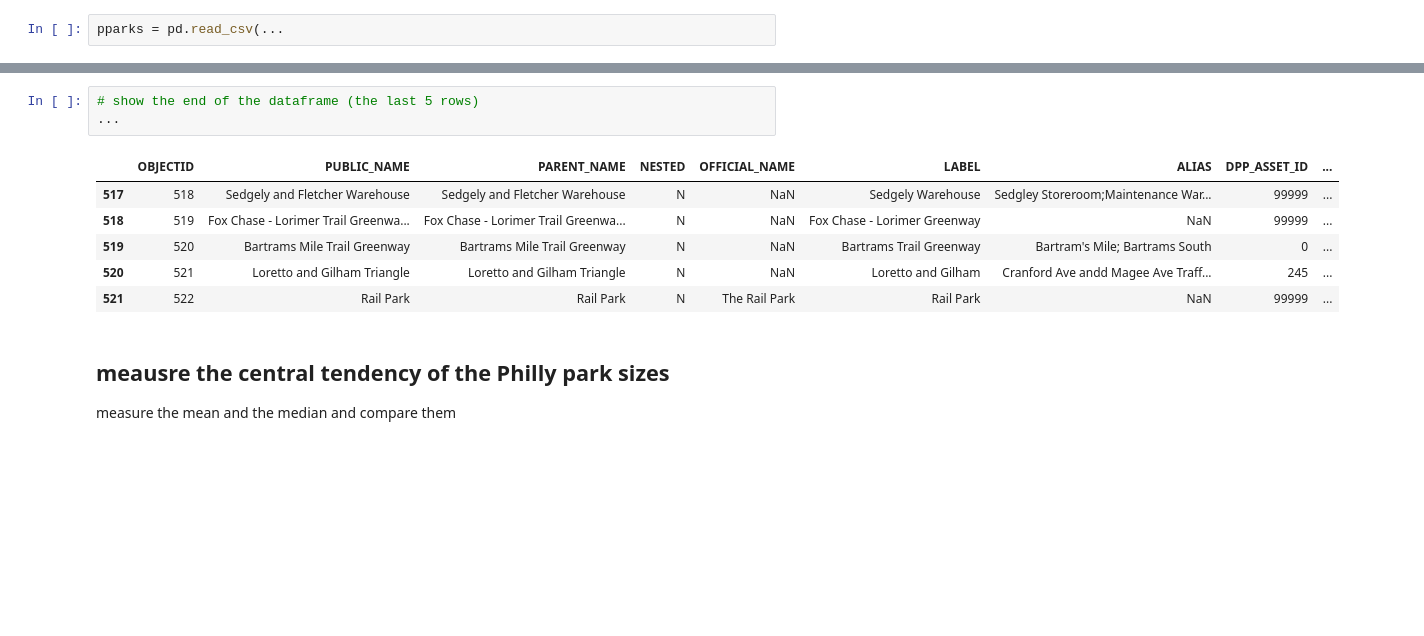
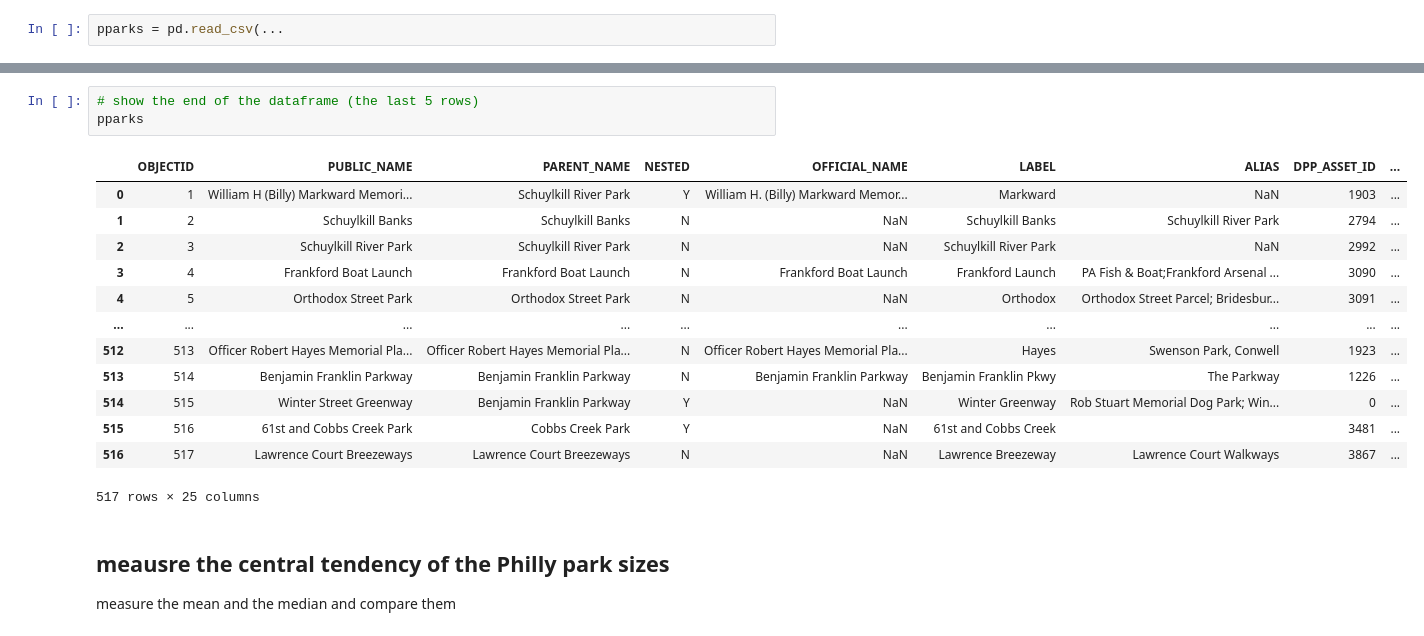
Before and after one commit to fedhere/PUS2022, a Jupyter notebook: HW3/PhillyParks_instructions.ipynb, the cells around one changed output, grey strips where cells are left out. Drawn from its saved outputs; the diff is of its cells as text; blank space fills up the shorter version.

```diff
--- a/HW3/PhillyParks_instructions.ipynb
+++ b/HW3/PhillyParks_instructions.ipynb
@@ -52,13 +55,20 @@ Index(['OBJECTID', 'PUBLIC_NAME', 'PARENT_NAME', 'NESTED', 'OFFICIAL_NAME',
 # %%
 # show the end of the dataframe (the last 5 rows)
-...
+pparks
 # %% [output]
 |  | OBJECTID | PUBLIC_NAME | PARENT_NAME | NESTED | OFFICIAL_NAME | LABEL | ALIAS | DPP_ASSET_ID | ... |
-| 517 | 518 | Sedgely and Fletcher Warehouse | Sedgely and Fletcher Warehouse | N | NaN | Sedgely Warehouse | Sedgley Storeroom;Maintenance War... | 99999 | ... |
-| 518 | 519 | Fox Chase - Lorimer Trail Greenwa... | Fox Chase - Lorimer Trail Greenwa... | N | NaN | Fox Chase - Lorimer Greenway | NaN | 99999 | ... |
-| 519 | 520 | Bartrams Mile Trail Greenway | Bartrams Mile Trail Greenway | N | NaN | Bartrams Trail Greenway | Bartram's Mile; Bartrams South | 0 | ... |
-| 520 | 521 | Loretto and Gilham Triangle | Loretto and Gilham Triangle | N | NaN | Loretto and Gilham | Cranford Ave andd Magee Ave Traff... | 245 | ... |
-| 521 | 522 | Rail Park | Rail Park | N | The Rail Park | Rail Park | NaN | 99999 | ... |
+| 0 | 1 | William H (Billy) Markward Memori... | Schuylkill River Park | Y | William H. (Billy) Markward Memor... | Markward | NaN | 1903 | ... |
+| 1 | 2 | Schuylkill Banks | Schuylkill Banks | N | NaN | Schuylkill Banks | Schuylkill River Park | 2794 | ... |
+| 2 | 3 | Schuylkill River Park | Schuylkill River Park | N | NaN | Schuylkill River Park | NaN | 2992 | ... |
+| 3 | 4 | Frankford Boat Launch | Frankford Boat Launch | N | Frankford Boat Launch | Frankford Launch | PA Fish & Boat;Frankford Arsenal ... | 3090 | ... |
+| 4 | 5 | Orthodox Street Park | Orthodox Street Park | N | NaN | Orthodox | Orthodox Street Parcel; Bridesbur... | 3091 | ... |
+| ... | ... | ... | ... | ... | ... | ... | ... | ... | ... |
+| 512 | 513 | Officer Robert Hayes Memorial Pla... | Officer Robert Hayes Memorial Pla... | N | Officer Robert Hayes Memorial Pla... | Hayes | Swenson Park, Conwell | 1923 | ... |
+| 513 | 514 | Benjamin Franklin Parkway | Benjamin Franklin Parkway | N | Benjamin Franklin Parkway | Benjamin Franklin Pkwy | The Parkway | 1226 | ... |
+| 514 | 515 | Winter Street Greenway | Benjamin Franklin Parkway | Y | NaN | Winter Greenway | Rob Stuart Memorial Dog Park; Win... | 0 | ... |
+| 515 | 516 | 61st and Cobbs Creek Park | Cobbs Creek Park | Y | NaN | 61st and Cobbs Creek |  | 3481 | ... |
+| 516 | 517 | Lawrence Court Breezeways | Lawrence Court Breezeways | N | NaN | Lawrence Breezeway | Lawrence Court Walkways | 3867 | ... |
+517 rows × 25 columns
 # %% [markdown]
 ## meausre the central tendency of the Philly park sizes
 measure the mean and the median and compare them
```
Also changed, not shown: parts of 9 cells of this notebook.
